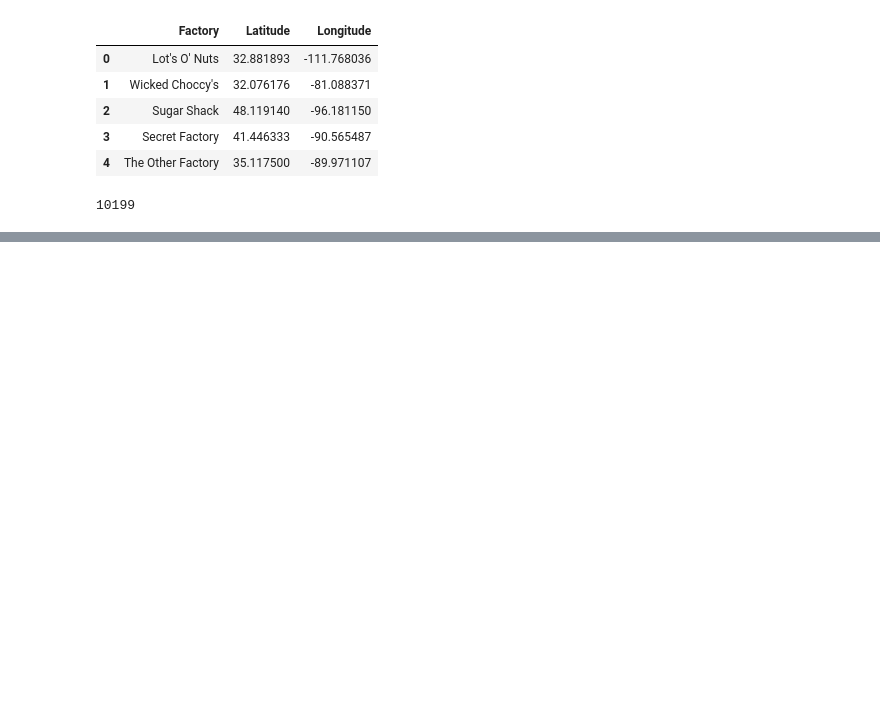
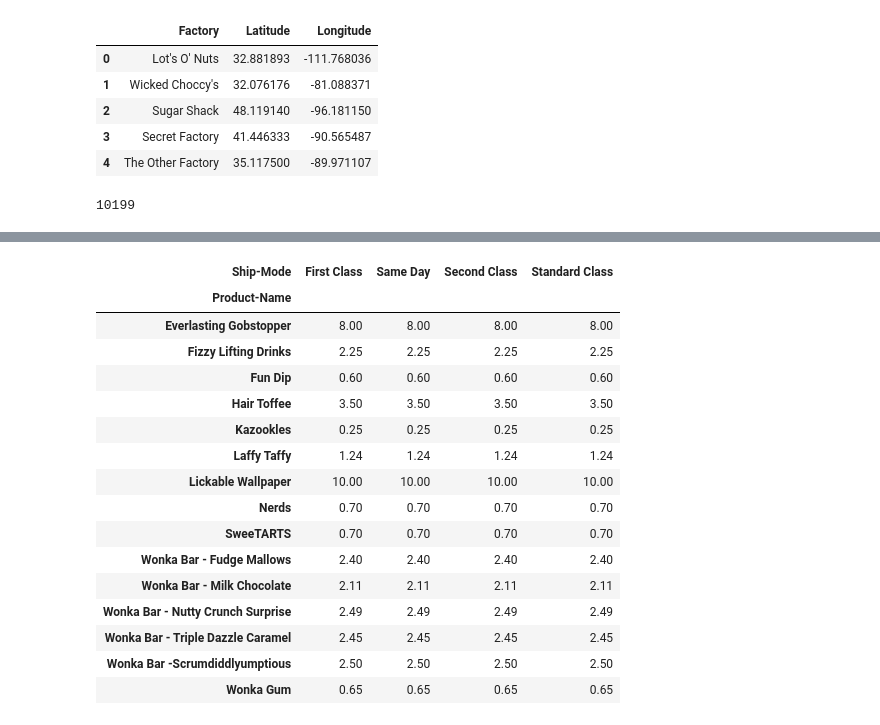
Before and after one commit to stephene369/Mentor-BusinessIntelligence, a Jupyter notebook: project.ipynb, the cells around one changed output, grey strips where cells are left out. Saved outputs shown, nothing was run; the diff lists cells and outputs as text; code cells hidden in the pictures; blank space fills up the shorter version.

```diff
--- a/project.ipynb
+++ b/project.ipynb
@@ -129,0 +220,21 @@ df0 = sales_uszips [sales_uszips["Ship Mode"]  == "First Class"  ]
+# %%
+tableau_croise_dynamique = data_.pivot_table(values='Profit', index='Product-Name', columns='Ship-Mode', ) #aggfunc='sum'
+(tableau_croise_dynamique)
+# %% [output]
+| Ship-Mode | First Class | Same Day | Second Class | Standard Class |
+| Product-Name |  |  |  |  |
+| Everlasting Gobstopper | 8.00 | 8.00 | 8.00 | 8.00 |
+| Fizzy Lifting Drinks | 2.25 | 2.25 | 2.25 | 2.25 |
+| Fun Dip | 0.60 | 0.60 | 0.60 | 0.60 |
+| Hair Toffee | 3.50 | 3.50 | 3.50 | 3.50 |
+| Kazookles | 0.25 | 0.25 | 0.25 | 0.25 |
+| Laffy Taffy | 1.24 | 1.24 | 1.24 | 1.24 |
+| Lickable Wallpaper | 10.00 | 10.00 | 10.00 | 10.00 |
+| Nerds | 0.70 | 0.70 | 0.70 | 0.70 |
+| SweeTARTS | 0.70 | 0.70 | 0.70 | 0.70 |
+| Wonka Bar - Fudge Mallows | 2.40 | 2.40 | 2.40 | 2.40 |
+| Wonka Bar - Milk Chocolate | 2.11 | 2.11 | 2.11 | 2.11 |
+| Wonka Bar - Nutty Crunch Surprise | 2.49 | 2.49 | 2.49 | 2.49 |
+| Wonka Bar - Triple Dazzle Caramel | 2.45 | 2.45 | 2.45 | 2.45 |
+| Wonka Bar -Scrumdiddlyumptious | 2.50 | 2.50 | 2.50 | 2.50 |
+| Wonka Gum | 0.65 | 0.65 | 0.65 | 0.65 |
```
Also changed, not shown: parts of 13 cells of this notebook, 6 other files.
